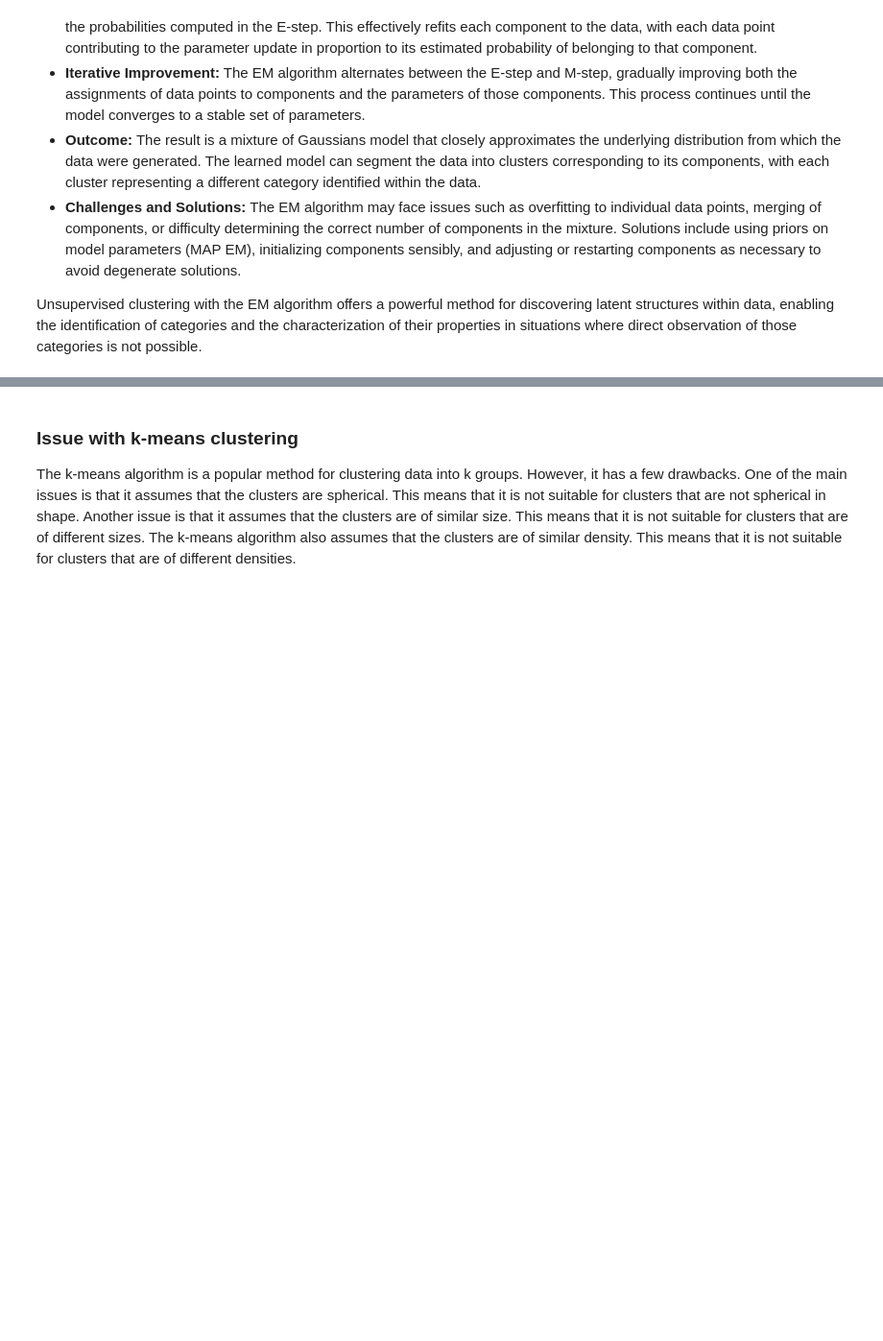
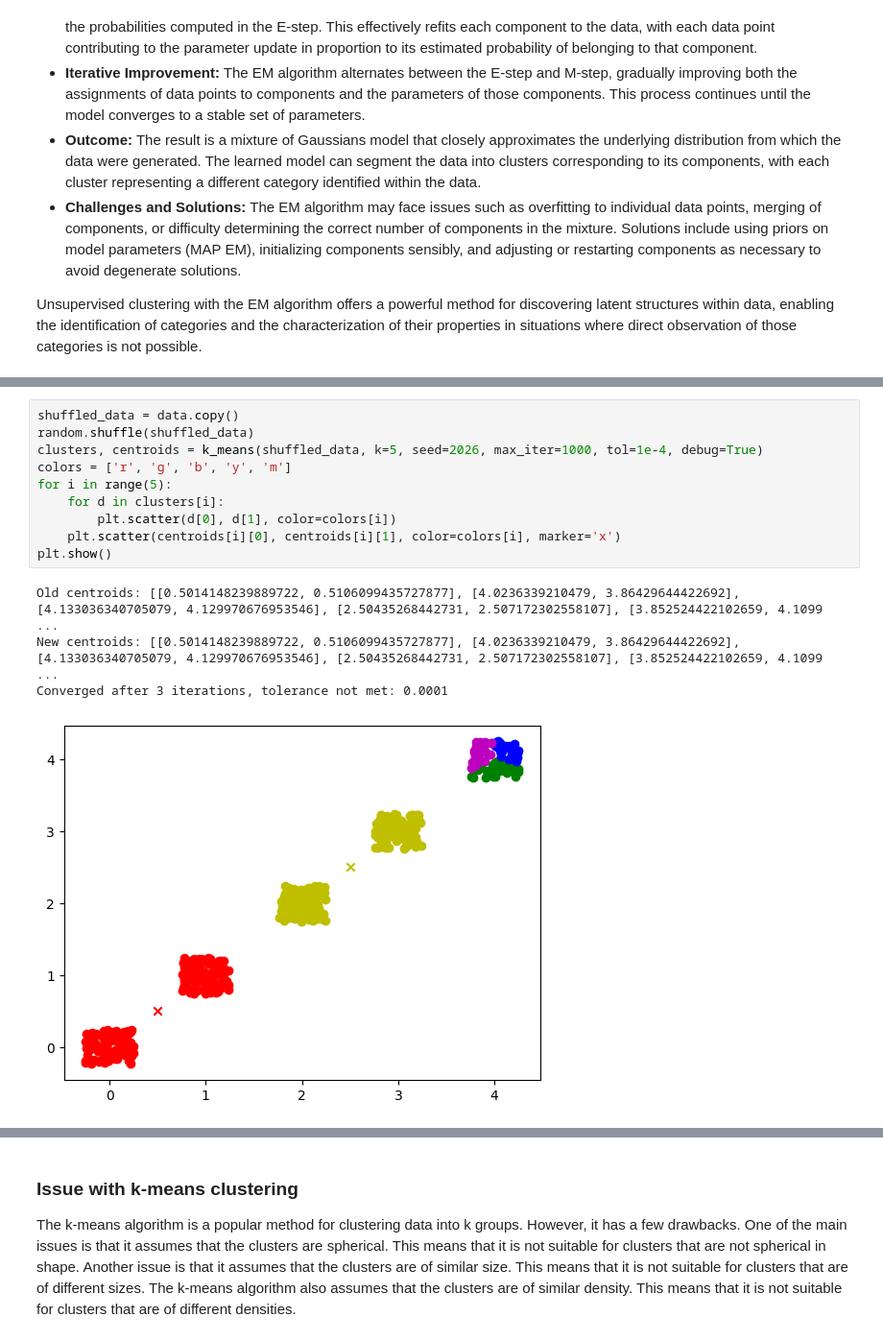
Before and after one commit to ValRCS/RBS_PBM773_Introduction_to_AI, a Jupyter notebook: notebooks/ch20_learning_probabilistic_models.ipynb, the cells around one changed output, grey strips where cells are left out. Shown at 96% size. Cells and saved outputs as stored; diff of their text form; blank space fills up the shorter version.

```diff
--- a/notebooks/ch20_learning_probabilistic_models.ipynb
+++ b/notebooks/ch20_learning_probabilistic_models.ipynb
@@ -402,3 +440,18 @@ plt.show()
+# %%
+shuffled_data = data.copy()
+random.shuffle(shuffled_data)
+clusters, centroids = k_means(shuffled_data, k=5, seed=2026, max_iter=1000, tol=1e-4, debug=True)
+colors = ['r', 'g', 'b', 'y', 'm']
+for i in range(5):
+    for d in clusters[i]:
+        plt.scatter(d[0], d[1], color=colors[i])
+    plt.scatter(centroids[i][0], centroids[i][1], color=colors[i], marker='x')
+plt.show()
+# %% [output]
+Old centroids: [[0.5014148239889722, 0.5106099435727877], [4.0236339210479, 3.86429644422692], [4.133036340705079, 4.129970676953546], [2.50435268442731, 2.507172302558107], [3.852524422102659, 4.1099 ...
+New centroids: [[0.5014148239889722, 0.5106099435727877], [4.0236339210479, 3.86429644422692], [4.133036340705079, 4.129970676953546], [2.50435268442731, 2.507172302558107], [3.852524422102659, 4.1099 ...
+Converged after 3 iterations, tolerance not met: 0.0001
+[figure, added]
 # %%
 # now let use k-means to cluster this data
 clusters, centroids = k_means(data, k=5)
```
Also changed, not shown: parts of 15 cells of this notebook.
